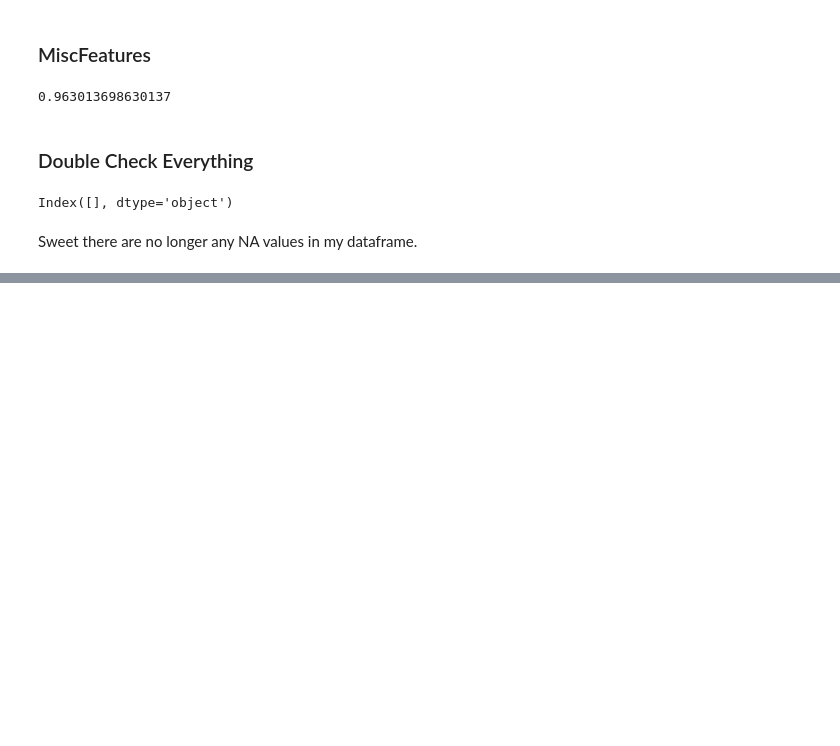
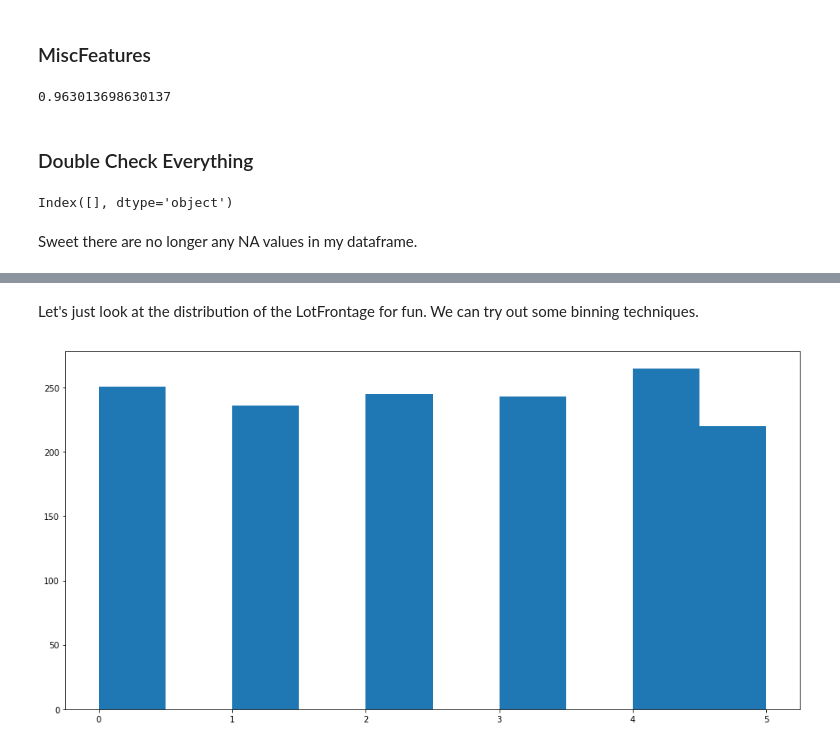
Before and after one commit to D-H/MachineLearningNotes, a Jupyter notebook: Exercises_Kaggle/HousePrices/HousePrices_Submission.ipynb, the cells around one changed output, grey strips where cells are left out. Cells and saved outputs as stored; diff of their text form; code cells hidden in the pictures; blank space fills up the shorter version.

```diff
--- a/Exercises_Kaggle/HousePrices/HousePrices_Submission.ipynb
+++ b/Exercises_Kaggle/HousePrices/HousePrices_Submission.ipynb
@@ -384,0 +435,13 @@ Sweet there are no longer any NA values in my dataframe.
+# %% [markdown]
+Let's just look at the distribution of the LotFrontage for fun. We can try out some binning techniques.
+# %%
+datasets[0]["LotFrontageQBinned"] = pd.qcut(datasets[0]["LotFrontage"], 6)
+
+label = LabelEncoder()
+datasets[0]['LotFrontage_Coded'] = label.fit_transform(datasets[0]['LotFrontageQBinned'])
+
+fig, axes = plt.subplots(1, 1, figsize=(16,8))
+
+axes.hist(x=datasets[0]["LotFrontage_Coded"]);
+# %% [output]
+[figure, added]
```
Also changed, not shown: parts of 12 cells of this notebook.
